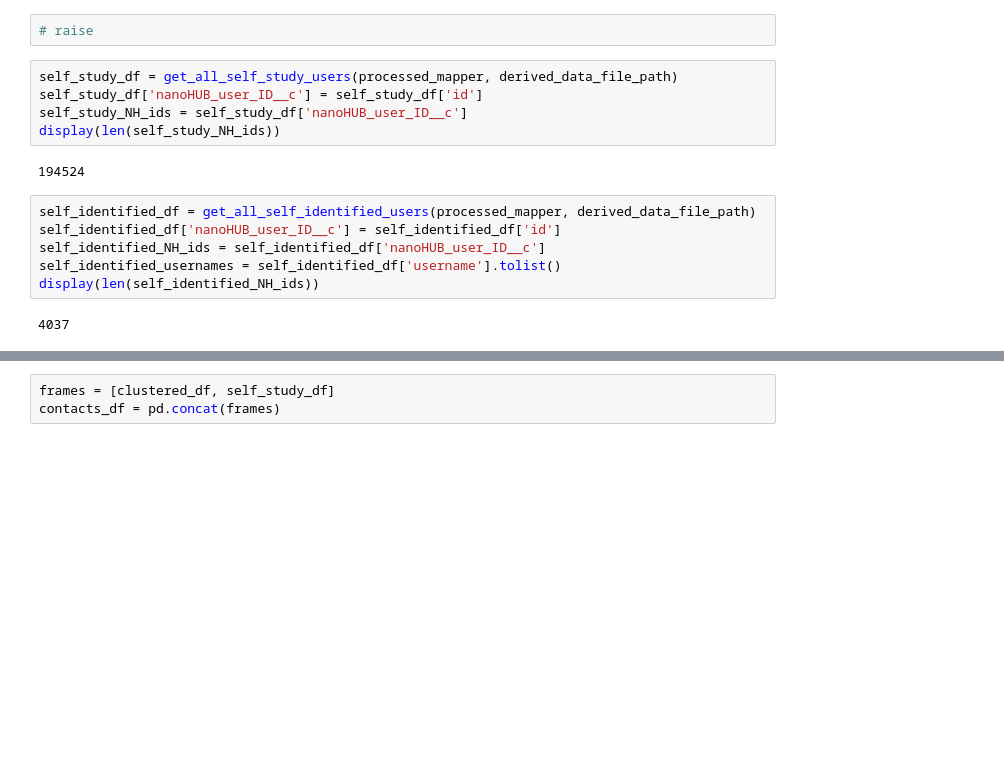
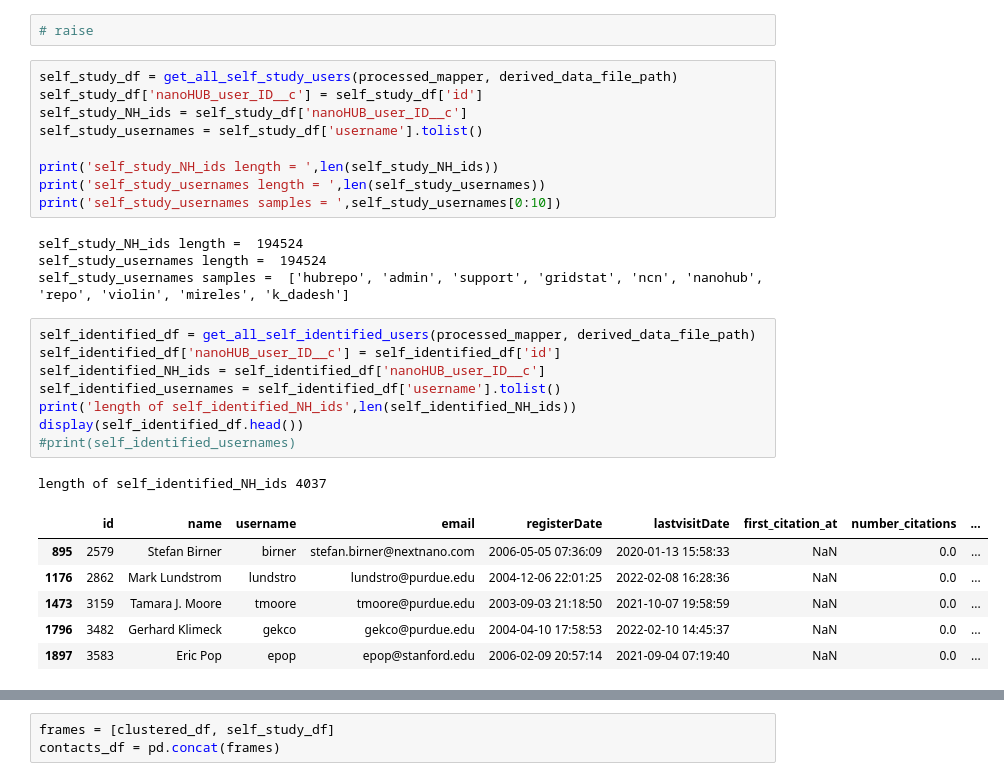
Before and after one commit to saxenap/nanohub, a Jupyter notebook: nanoHUB/pipeline/plotting/simusers_class_res_unclass_12months-with-3cluster-groups-gk.ipynb, the cells around one changed output, grey strips where cells are left out. Saved outputs shown, nothing was run; the diff lists cells and outputs as text; blank space fills up the shorter version.

```diff
--- a/nanoHUB/pipeline/plotting/simusers_class_res_unclass_12months-with-3cluster-groups-gk.ipynb
+++ b/nanoHUB/pipeline/plotting/simusers_class_res_unclass_12months-with-3cluster-groups-gk.ipynb
@@ -67,14 +67,28 @@ display(len(mike_xufeng_clustered_users_df))
 self_study_df = get_all_self_study_users(processed_mapper, derived_data_file_path)
 self_study_df['nanoHUB_user_ID__c'] = self_study_df['id']
 self_study_NH_ids = self_study_df['nanoHUB_user_ID__c']
-display(len(self_study_NH_ids))
+self_study_usernames = self_study_df['username'].tolist()
+
+print('self_study_NH_ids length = ',len(self_study_NH_ids))
+print('self_study_usernames length = ',len(self_study_usernames))
+print('self_study_usernames samples = ',self_study_usernames[0:10])
 # %% [output]
-194524
+self_study_NH_ids length =  194524
+self_study_usernames length =  194524
+self_study_usernames samples =  ['hubrepo', 'admin', 'support', 'gridstat', 'ncn', 'nanohub', 'repo', 'violin', 'mireles', 'k_dadesh']
 # %%
 self_identified_df = get_all_self_identified_users(processed_mapper, derived_data_file_path)
 self_identified_df['nanoHUB_user_ID__c'] = self_identified_df['id']
 self_identified_NH_ids = self_identified_df['nanoHUB_user_ID__c']
 self_identified_usernames = self_identified_df['username'].tolist()
-display(len(self_identified_NH_ids))
+print('length of self_identified_NH_ids',len(self_identified_NH_ids))
+display(self_identified_df.head())
+#print(self_identified_usernames)
 # %% [output]
-4037
+length of self_identified_NH_ids 4037
+|  | id | name | username | email | registerDate | lastvisitDate | first_citation_at | number_citations | ... |
+| 895 | 2579 | Stefan Birner | birner | stefan.birner@nextnano.com | 2006-05-05 07:36:09 | 2020-01-13 15:58:33 | NaN | 0.0 | ... |
+| 1176 | 2862 | Mark Lundstrom | lundstro | lundstro@purdue.edu | 2004-12-06 22:01:25 | 2022-02-08 16:28:36 | NaN | 0.0 | ... |
+| 1473 | 3159 | Tamara J. Moore | tmoore | tmoore@purdue.edu | 2003-09-03 21:18:50 | 2021-10-07 19:58:59 | NaN | 0.0 | ... |
+| 1796 | 3482 | Gerhard Klimeck | gekco | gekco@purdue.edu | 2004-04-10 17:58:53 | 2022-02-10 14:45:37 | NaN | 0.0 | ... |
+| 1897 | 3583 | Eric Pop | epop | epop@stanford.edu | 2006-02-09 20:57:14 | 2021-09-04 07:19:40 | NaN | 0.0 | ... |
```
Also changed, not shown: parts of 27 cells of this notebook.
